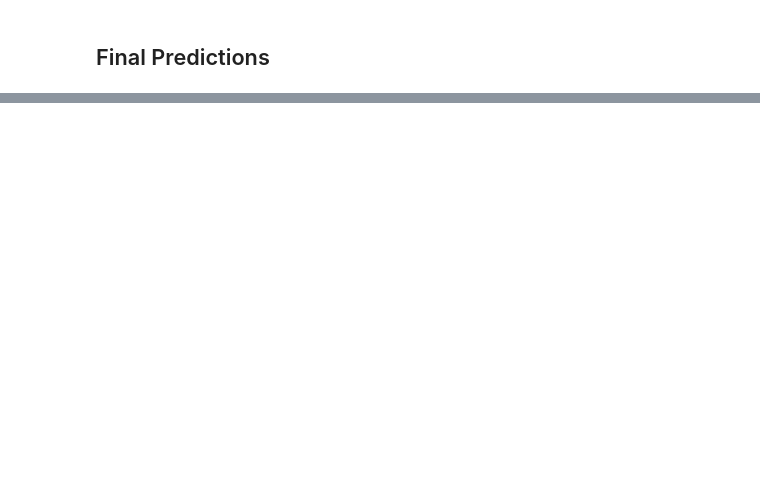
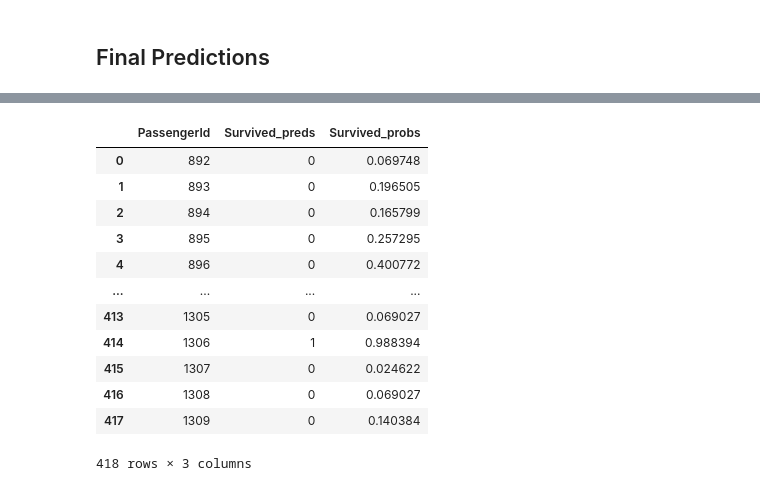
Before and after one commit to RudraBallal/Machine-Learning-2, a Jupyter notebook: Gradient Boosting Classifier/GBC.ipynb, the cells around one changed output, grey strips where cells are left out. Cells and saved outputs as stored; diff of their text form; code cells hidden in the pictures; blank space fills up the shorter version.

```diff
--- a/Gradient Boosting Classifier/GBC.ipynb
+++ b/Gradient Boosting Classifier/GBC.ipynb
@@ -489,0 +511,16 @@ array([0.08567208, 0.40189729, 0.25569721, 0.16184448, 0.53788771,
+# %%
+df_results
+# %% [output]
+|  | PassengerId | Survived_preds | Survived_probs |
+| 0 | 892 | 0 | 0.069748 |
+| 1 | 893 | 0 | 0.196505 |
+| 2 | 894 | 0 | 0.165799 |
+| 3 | 895 | 0 | 0.257295 |
+| 4 | 896 | 0 | 0.400772 |
+| ... | ... | ... | ... |
+| 413 | 1305 | 0 | 0.069027 |
+| 414 | 1306 | 1 | 0.988394 |
+| 415 | 1307 | 0 | 0.024622 |
+| 416 | 1308 | 0 | 0.069027 |
+| 417 | 1309 | 0 | 0.140384 |
+418 rows × 3 columns
```
Also changed, not shown: parts of 20 cells of this notebook.
